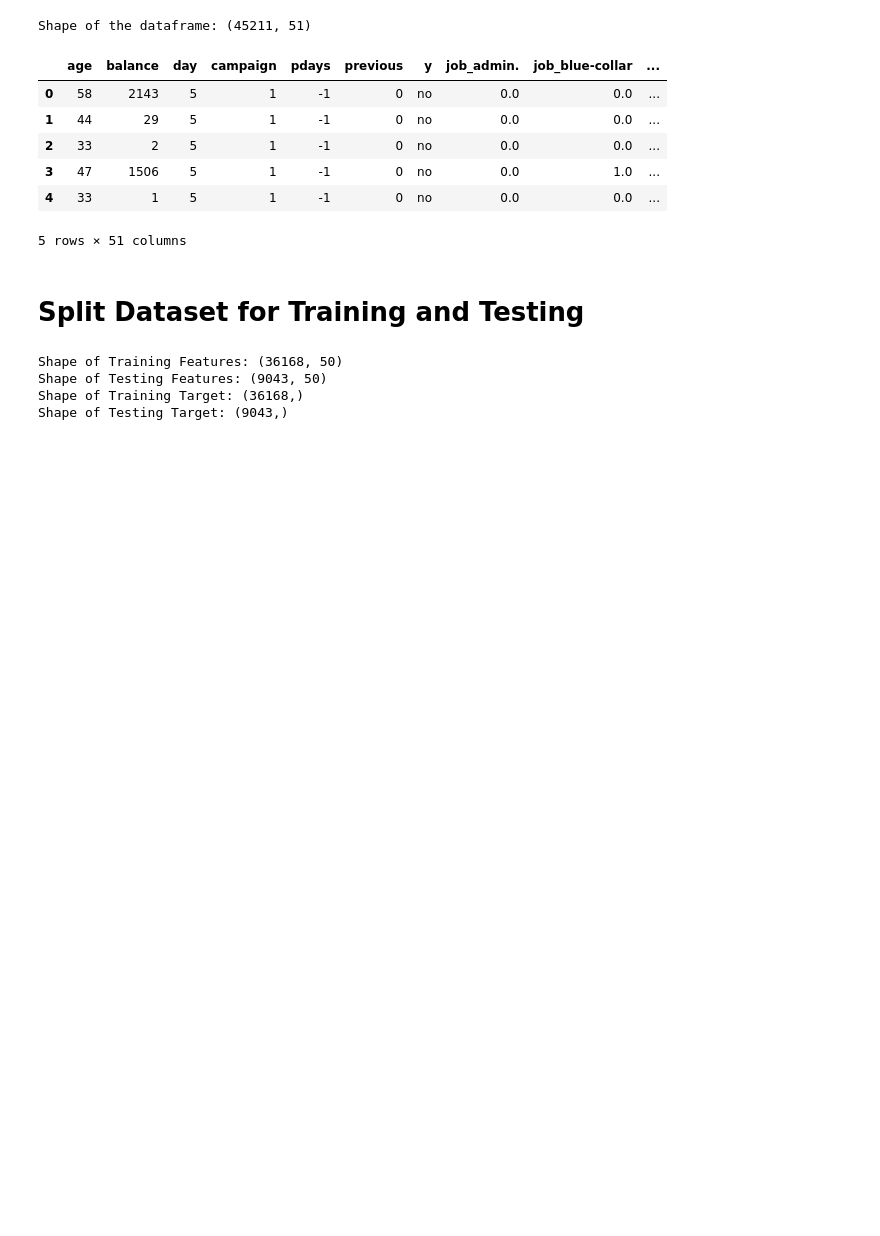
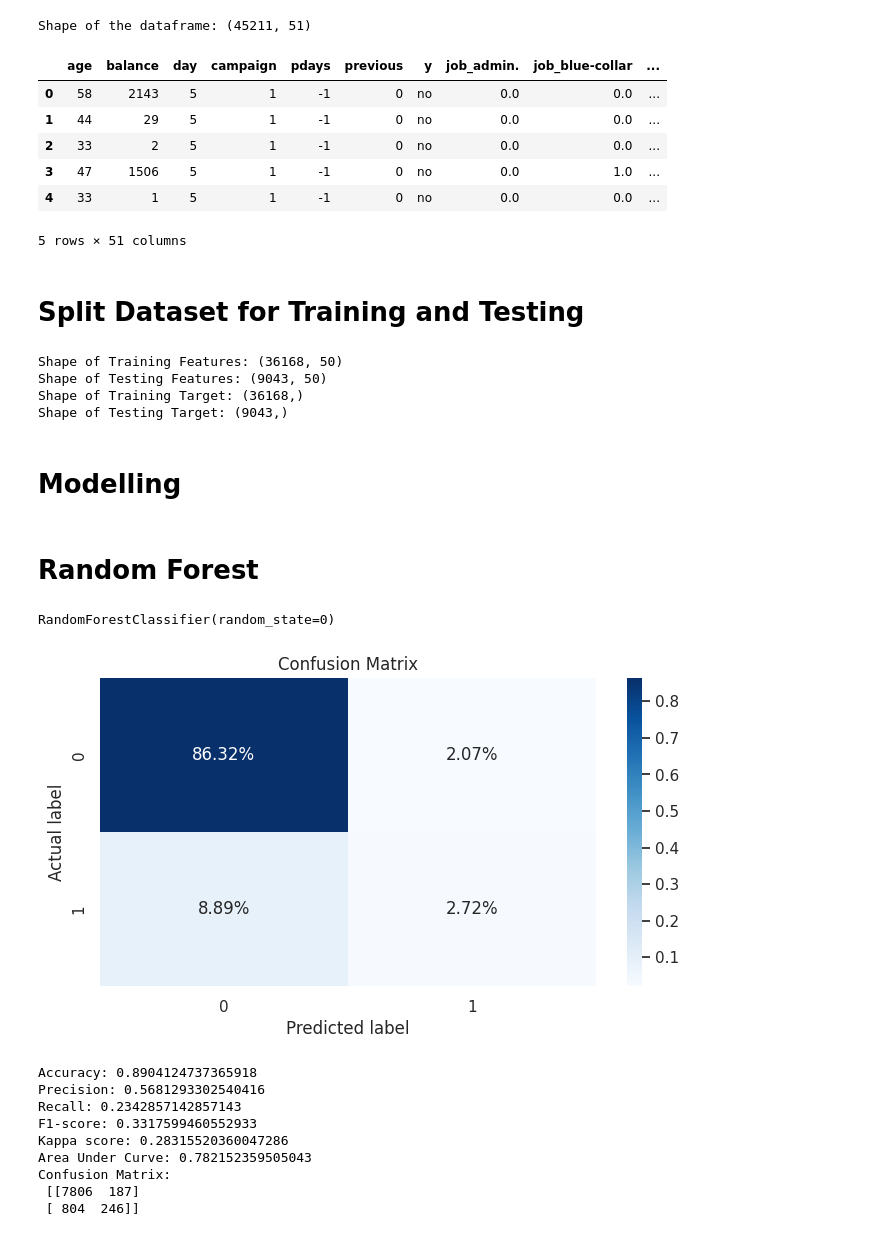
Before and after one commit to Chanminii/Bank-Marketing-prediction, a Jupyter notebook: mlcw.ipynb, the cells around one changed output. Saved outputs shown, nothing was run; the diff lists cells and outputs as text; code cells hidden in the pictures; blank space fills up the shorter version.

```diff
--- a/mlcw.ipynb
+++ b/mlcw.ipynb
@@ -416,3 +416,5 @@ Shape of Training Features: (36168, 50)
 Shape of Testing Features: (9043, 50)
 Shape of Training Target: (36168,)
 Shape of Testing Target: (9043,)
+# %% [markdown]
+# Modelling
@@ -418,0 +459,37 @@ Shape of Testing Target: (9043,)
+# %% [markdown]
+# Random Forest
+# %%
+# Random Forest Model
+from sklearn.ensemble import RandomForestClassifier
+
+# Building a Random Forest model
+rf_model = RandomForestClassifier(n_estimators=100, random_state=1)
+rf_model.fit(X_train, y_train)
+
+RandomForestClassifier(random_state=0)
+# %% [output]
+RandomForestClassifier(random_state=0)
+# %%
+# Evaluate Random Forest Model
+rf_eval = evaluate_model(rf_model, X_test, y_test)
+rf_eval
+
+# print result
+print('Accuracy:', rf_eval['acc'])
+print('Precision:', rf_eval['pre'])
+print('Recall:', rf_eval['rec'])
+print('F1-score:', rf_eval['f1'])
+print('Kappa score:', rf_eval['kappa'])
+print('Area Under Curve:', rf_eval['auc'])
+print('Confusion Matrix:\n', rf_eval['cm'])
+# %% [output]
+[figure, added]
+Accuracy: 0.8904124737365918
+Precision: 0.5681293302540416
+Recall: 0.2342857142857143
+F1-score: 0.3317599460552933
+Kappa score: 0.28315520360047286
+Area Under Curve: 0.782152359505043
+Confusion Matrix:
+ [[7806  187]
+ [ 804  246]]
```
Also changed, not shown: parts of 1 cell of this notebook.
